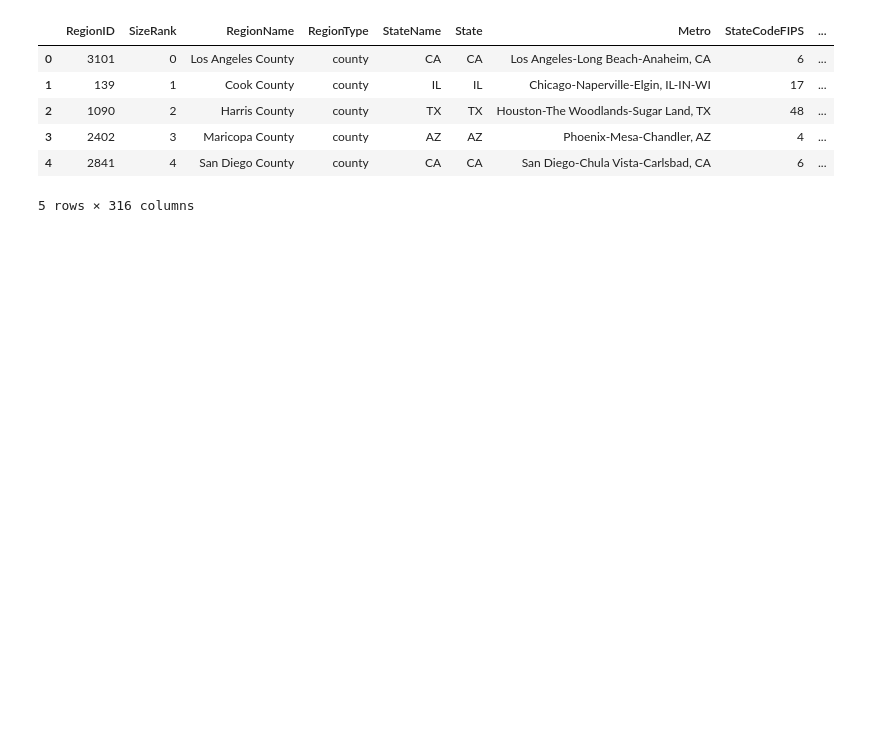
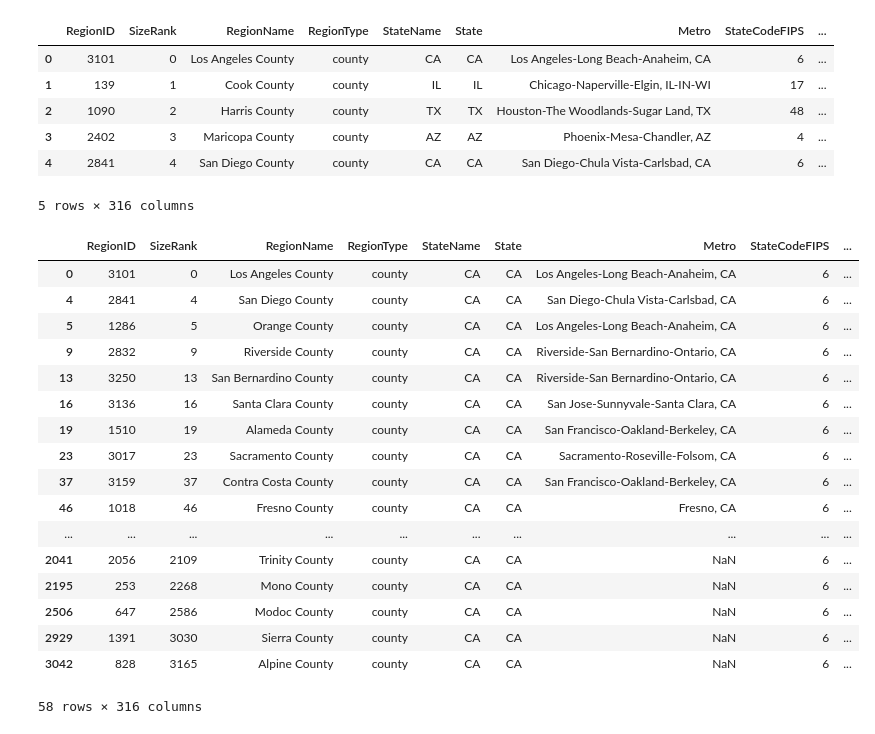
Before and after one commit to MarkBish24/housing-cost-industry-type-correlation, a Jupyter notebook: data-cleaning/Housing-data.ipynb, the cells around one changed output. Cells and saved outputs as stored; diff of their text form; code cells hidden in the pictures; blank space fills up the shorter version.

```diff
--- a/data-cleaning/Housing-data.ipynb
+++ b/data-cleaning/Housing-data.ipynb
@@ -14,3 +14,23 @@ df.head()
 5 rows × 316 columns
 # %%
 ca_counties = df[df["State"] == "CA"]
+ca_counties
+# %% [output]
+|  | RegionID | SizeRank | RegionName | RegionType | StateName | State | Metro | StateCodeFIPS | ... |
+| 0 | 3101 | 0 | Los Angeles County | county | CA | CA | Los Angeles-Long Beach-Anaheim, CA | 6 | ... |
+| 4 | 2841 | 4 | San Diego County | county | CA | CA | San Diego-Chula Vista-Carlsbad, CA | 6 | ... |
+| 5 | 1286 | 5 | Orange County | county | CA | CA | Los Angeles-Long Beach-Anaheim, CA | 6 | ... |
+| 9 | 2832 | 9 | Riverside County | county | CA | CA | Riverside-San Bernardino-Ontario, CA | 6 | ... |
+| 13 | 3250 | 13 | San Bernardino County | county | CA | CA | Riverside-San Bernardino-Ontario, CA | 6 | ... |
+| 16 | 3136 | 16 | Santa Clara County | county | CA | CA | San Jose-Sunnyvale-Santa Clara, CA | 6 | ... |
+| 19 | 1510 | 19 | Alameda County | county | CA | CA | San Francisco-Oakland-Berkeley, CA | 6 | ... |
+| 23 | 3017 | 23 | Sacramento County | county | CA | CA | Sacramento-Roseville-Folsom, CA | 6 | ... |
+| 37 | 3159 | 37 | Contra Costa County | county | CA | CA | San Francisco-Oakland-Berkeley, CA | 6 | ... |
+| 46 | 1018 | 46 | Fresno County | county | CA | CA | Fresno, CA | 6 | ... |
+| ... | ... | ... | ... | ... | ... | ... | ... | ... | ... |
+| 2041 | 2056 | 2109 | Trinity County | county | CA | CA | NaN | 6 | ... |
+| 2195 | 253 | 2268 | Mono County | county | CA | CA | NaN | 6 | ... |
+| 2506 | 647 | 2586 | Modoc County | county | CA | CA | NaN | 6 | ... |
+| 2929 | 1391 | 3030 | Sierra County | county | CA | CA | NaN | 6 | ... |
+| 3042 | 828 | 3165 | Alpine County | county | CA | CA | NaN | 6 | ... |
+58 rows × 316 columns
```
Also changed, not shown: parts of 4 cells of this notebook, 2 other files.
